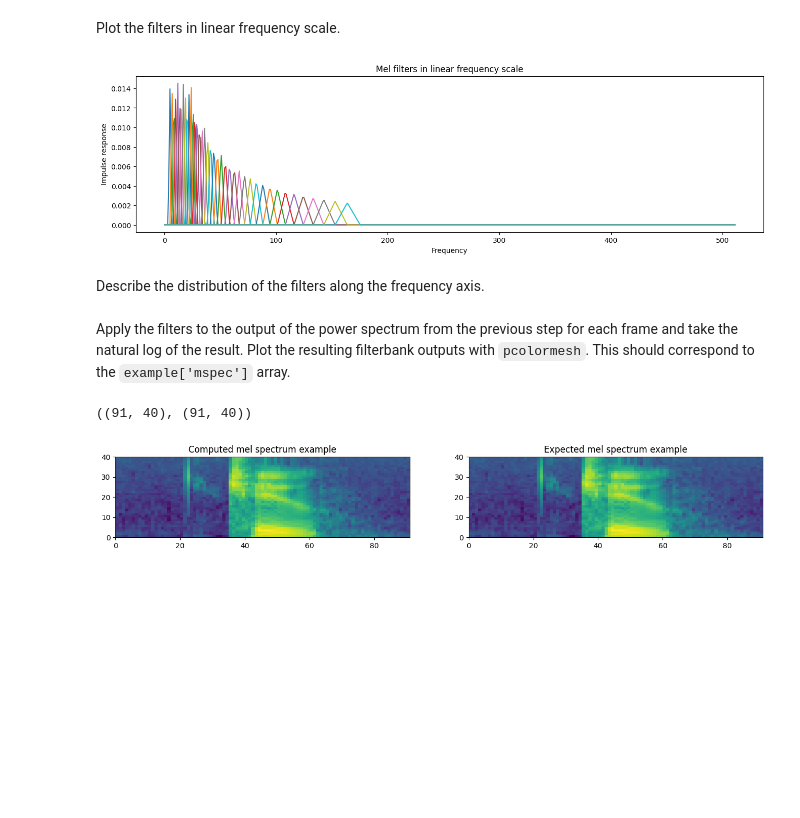
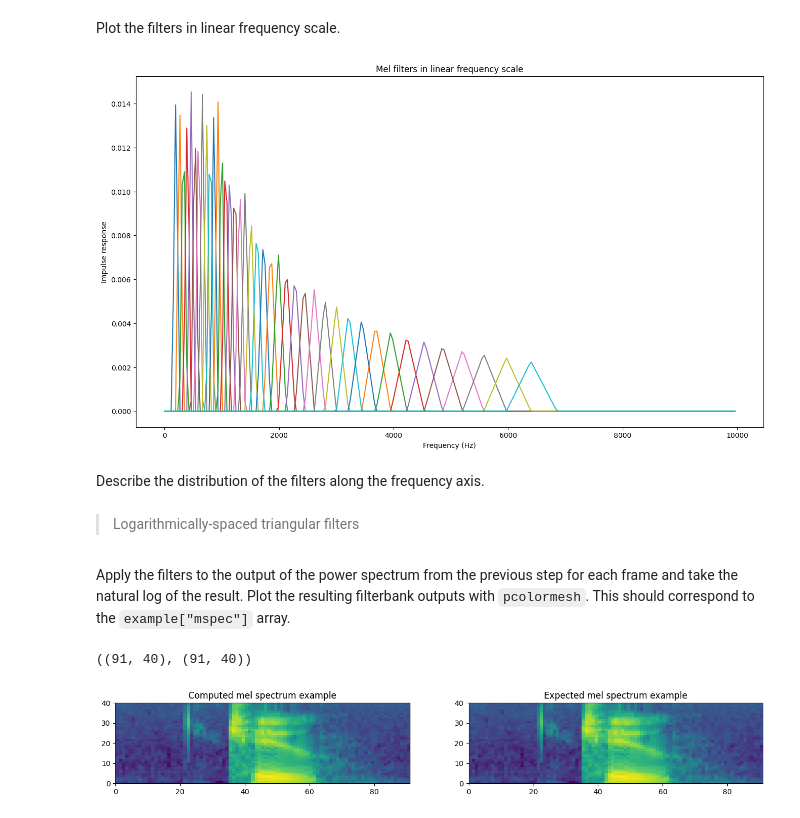
Before and after one commit to celdot/Speech_Speaker_Recognition, a Jupyter notebook: Assignements/lab1/lab1.ipynb, the cells around one changed output. Drawn from its saved outputs; the diff is of its cells as text; code cells hidden in the pictures; blank space fills up the shorter version.

```diff
--- a/Assignements/lab1/lab1.ipynb
+++ b/Assignements/lab1/lab1.ipynb
@@ -155,0 +165,7 @@ computed_spec.shape, example['spec'].shape
+# %%
+computed_spec = proto.powerSpectrum(computed_windowed, 512)
+
+sr = example["samplingrate"]
+freq = np.fft.fftfreq(512, 1/sr).astype(int)
+freq = freq[:freq.size//2]
+computed_spec.shape, example["spec"].shape, freq.shape, sr
@@ -175,25 +203,26 @@ Plot the filters in linear frequency scale.
 # %%
 mel_filters = tools.trfbank(example["samplingrate"], computed_spec.shape[1])
 # %%
-plt.figure(figsize=(16, 4))
+plt.figure(figsize=(16, 9))
 for i in range(mel_filters.shape[0]):
-    plt.plot(mel_filters[i])
-plt.title('Mel filters in linear frequency scale')
-plt.xlabel('Frequency')
-plt.ylabel('Impulse response')
+    plt.plot(freq, mel_filters[i][:len(freq)])
+plt.title("Mel filters in linear frequency scale")
+plt.xlabel("Frequency (Hz)")
+plt.ylabel("Impulse response")
 plt.show()
 # %% [output]
-[figure, old version]
+[figure, new version]
 # %% [markdown]
 Describe the distribution of the filters along the frequency axis.
+# %% [markdown]
+> Logarithmically-spaced triangular filters
 # %% [markdown]
-Apply the filters to the output of the power spectrum from the previous step for each frame and take the natural log of the result. Plot the resulting filterbank outputs with `pcolormesh`. This should correspond to the `example['mspec']` array.
+Apply the filters to the output of the power spectrum from the previous step for each frame and take the natural log of the result. Plot the resulting filterbank outputs with `pcolormesh`. This should correspond to the `example["mspec"]` array.
 # %%
-computed_mel = proto.logMelSpectrum(computed_spec, example['samplingrate'])
+computed_mel = proto.logMelSpectrum(computed_spec, example["samplingrate"])
+computed_mel.shape, example["mspec"].shape
+# %% [output]
+((91, 40), (91, 40))
-# %%
-computed_mel.shape, example['mspec'].shape
-# %% [output]
-((91, 40), (91, 40))
 # %%
 fig, ax = plt.subplots(1, 2, figsize=(16, 2))
 ax[0].pcolormesh(computed_mel.T)
```
Also changed, not shown: parts of 69 cells of this notebook, 1 other file.
